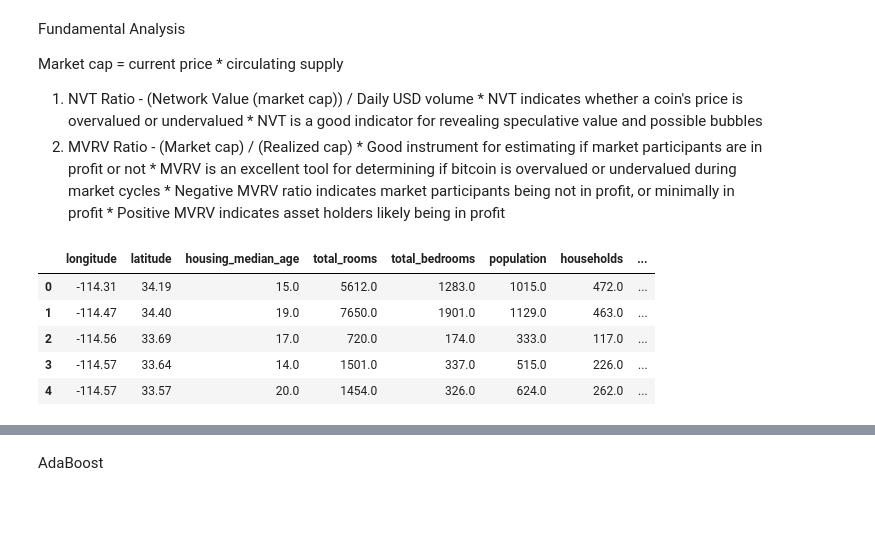
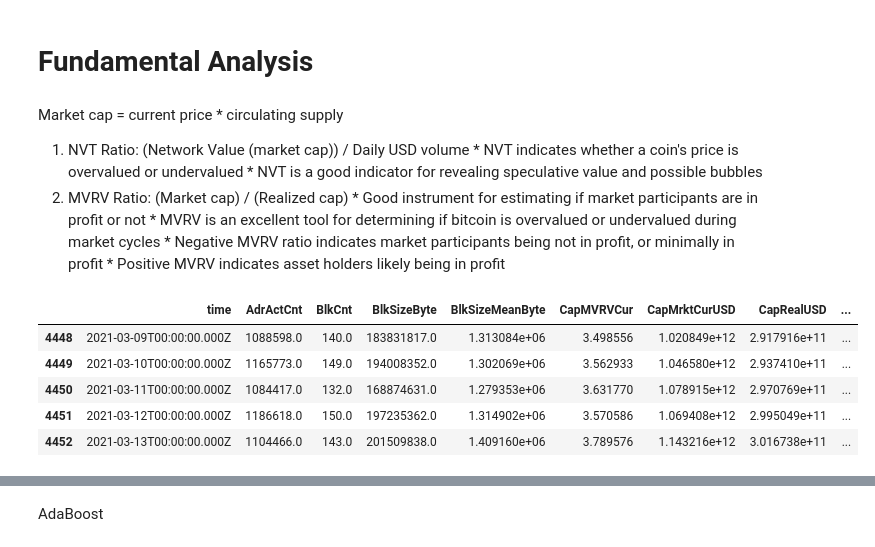
Before and after one commit to maxla777/Project-2, a Jupyter notebook: Monique/ML_models.ipynb, the cells around one changed output, grey strips where cells are left out. Cells and saved outputs as stored; diff of their text form; code cells hidden in the pictures; blank space fills up the shorter version.

Commit message:
FA updates in Colaboratory

```diff
--- a/Monique/ML_models.ipynb
+++ b/Monique/ML_models.ipynb
@@ -1,27 +1,28 @@
 # %% [markdown]
 <a href="https://colab.research.google.com/github/maxla777/Project-2/blob/Monique/Monique/ML_models.ipynb" target="_parent"><img src="https://colab.research.google.com/assets/colab-badge.svg" alt="Open In Colab"/></a>
+# %% [markdown]
+# Fundamental Analysis
 # %% [markdown]
-Fundamental Analysis
-
 Market cap = current price * circulating supply
-1.    NVT Ratio - (Network Value (market cap)) / Daily USD volume
+1.    NVT Ratio: (Network Value (market cap)) / Daily USD volume
     * NVT indicates whether a coin's price is overvalued or undervalued
     * NVT is a good indicator for revealing speculative value and possible bubbles
-2.    MVRV Ratio - (Market cap) / (Realized cap)
+2.    MVRV Ratio: (Market cap) / (Realized cap)
     *   Good instrument for estimating if market participants are in profit or not
     *   MVRV is an excellent tool for determining if bitcoin is overvalued or undervalued during market cycles
     *   Negative MVRV ratio indicates market participants being not in profit, or minimally in profit
     *   Positive MVRV indicates asset holders likely being in profit
 # %%
 import pandas as pd
+import numpy as np
 from pathlib import Path
-csv_path = Path('/content/sample_data/california_housing_train.csv')
-housing_data_df=pd.read_csv(csv_path)
-housing_data_df.head()
+csv_path = Path('/content/drive/MyDrive/Colab Notebooks/btc.csv')
+btc_data=pd.read_csv(csv_path)
+btc_data.tail()
 # %% [output]
-|  | longitude | latitude | housing_median_age | total_rooms | total_bedrooms | population | households | ... |
-| 0 | -114.31 | 34.19 | 15.0 | 5612.0 | 1283.0 | 1015.0 | 472.0 | ... |
-| 1 | -114.47 | 34.40 | 19.0 | 7650.0 | 1901.0 | 1129.0 | 463.0 | ... |
-| 2 | -114.56 | 33.69 | 17.0 | 720.0 | 174.0 | 333.0 | 117.0 | ... |
-| 3 | -114.57 | 33.64 | 14.0 | 1501.0 | 337.0 | 515.0 | 226.0 | ... |
-| 4 | -114.57 | 33.57 | 20.0 | 1454.0 | 326.0 | 624.0 | 262.0 | ... |
+|  | time | AdrActCnt | BlkCnt | BlkSizeByte | BlkSizeMeanByte | CapMVRVCur | CapMrktCurUSD | CapRealUSD | ... |
+| 4448 | 2021-03-09T00:00:00.000Z | 1088598.0 | 140.0 | 183831817.0 | 1.313084e+06 | 3.498556 | 1.020849e+12 | 2.917916e+11 | ... |
+| 4449 | 2021-03-10T00:00:00.000Z | 1165773.0 | 149.0 | 194008352.0 | 1.302069e+06 | 3.562933 | 1.046580e+12 | 2.937410e+11 | ... |
+| 4450 | 2021-03-11T00:00:00.000Z | 1084417.0 | 132.0 | 168874631.0 | 1.279353e+06 | 3.631770 | 1.078915e+12 | 2.970769e+11 | ... |
+| 4451 | 2021-03-12T00:00:00.000Z | 1186618.0 | 150.0 | 197235362.0 | 1.314902e+06 | 3.570586 | 1.069408e+12 | 2.995049e+11 | ... |
+| 4452 | 2021-03-13T00:00:00.000Z | 1104466.0 | 143.0 | 201509838.0 | 1.409160e+06 | 3.789576 | 1.143216e+12 | 3.016738e+11 | ... |
```
Also changed, not shown: parts of 7 cells of this notebook.
